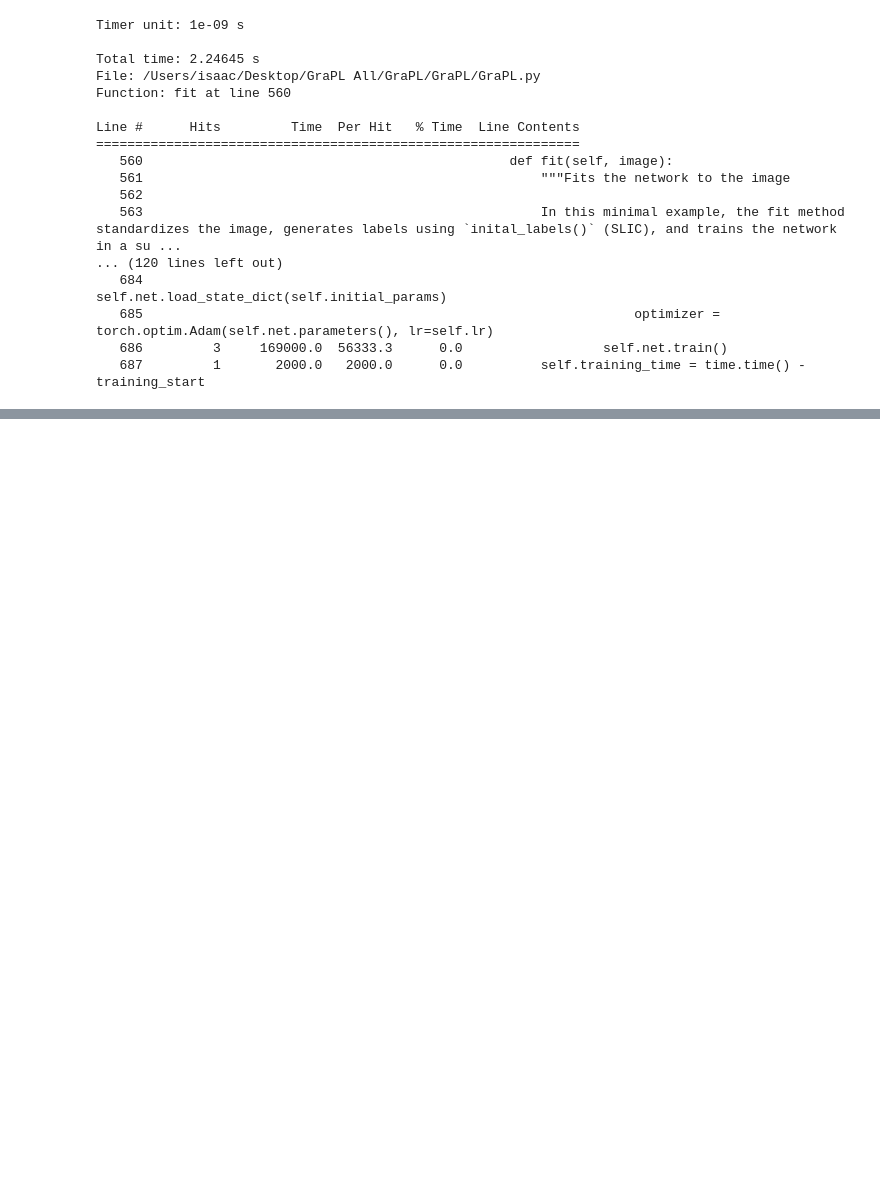
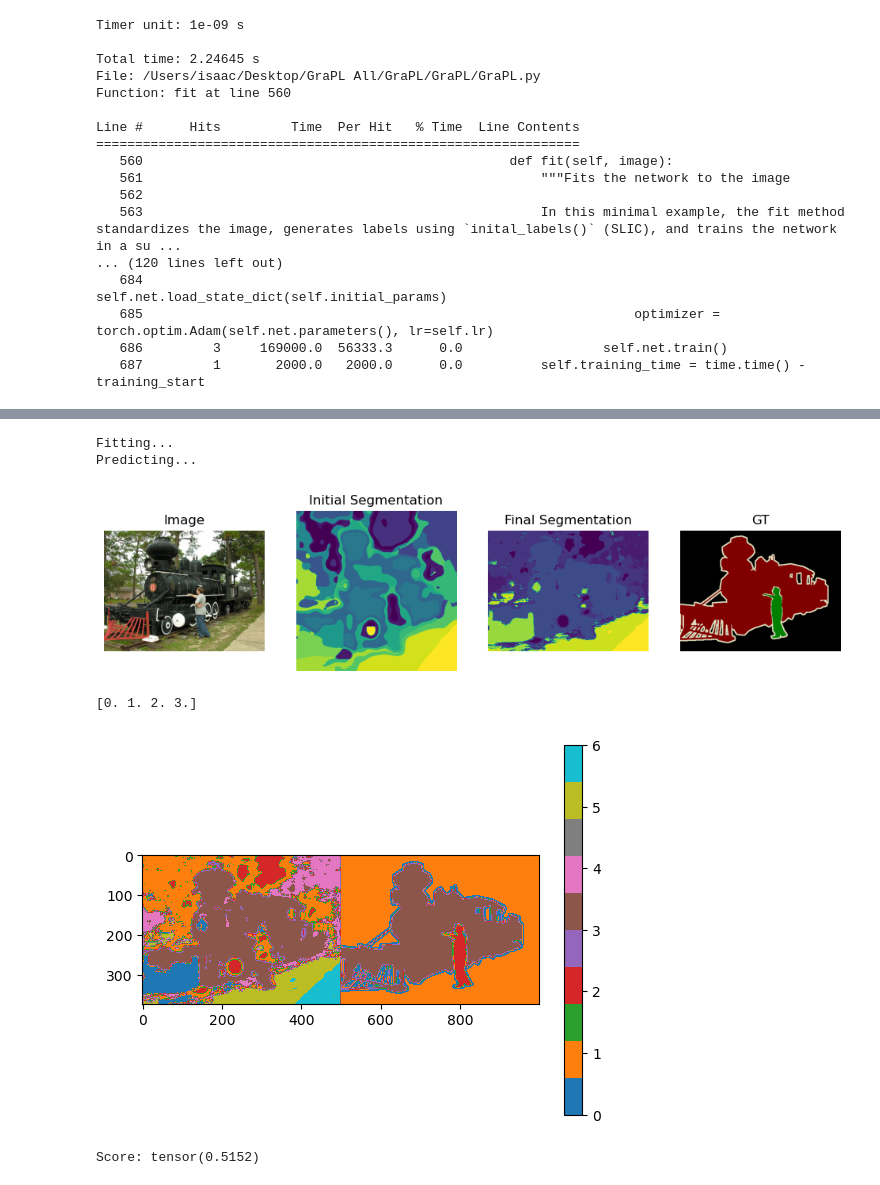
Before and after one commit to isaacwasserman/GraPL, a Jupyter notebook: GraPL_testbench.ipynb, the cells around one changed output, grey strips where cells are left out. Cells and saved outputs as stored; diff of their text form; code cells hidden in the pictures; blank space fills up the shorter version.

Commit message:
working with pascal

```diff
--- a/GraPL_testbench.ipynb
+++ b/GraPL_testbench.ipynb
@@ -133,0 +119,77 @@ print((9 - 1) // 2)
+# %%
+with open("datasets/PascalVOC2012/VOC2012/ImageSets/Segmentation/val.txt", "r") as f:
+    val_image_ids = f.read().split("\n")
+# %%
+id = val_image_ids[81]
+segmentation_mode = "SegmentationObject"
+image = plt.imread(f"datasets/PascalVOC2012/VOC2012/JPEGImages/{id}.jpg")
+gt = plt.imread(f"datasets/PascalVOC2012/VOC2012/{segmentation_mode}/{id}.png")
+
+params = {
+    'iterations': 4,
+    'k': 14,
+    'd': 32,
+    'lambda_': 64,
+    'subset_size': 0.5,
+    'max_epochs': 40,
+    'min_epochs': 12,
+    'n_filters': 32,
+    'bottleneck_dim': 8,
+    'compactness': 0.1,
+    'sigma': 10,
+    'seed': 0,
+    'use_continuity_loss': True,
+    'continuity_range': 1,
+    'continuity_p': 1,
+    'continuity_weight': 2,
+    'use_min_loss': True,
+    'use_coords': False,
+    'use_embeddings': False,
+    'use_color_distance_weights': True,
+    'initialization_method': 'slic',
+    'use_fully_connected': True,
+    'use_collapse_penalty': False,
+    'use_cold_start': False,
+    'num_layers': 3,
+    'use_graph_cut': True
+}
+
+segmentor = GraPL_Segmentor(**params)
+
+print("Fitting...")
+segmentor.fit(image)
+
+print("Predicting...")
+seg = segmentor.predict()
+
+torch.cuda.empty_cache()
+
+def evaluate_voc_segmentation(seg, id, segmentation_mode):
+    gt = plt.imread(f"datasets/PascalVOC2012/VOC2012/{segmentation_mode}/{id}.png")
+    # Reformat ground truth
+    colors = np.unique(gt.reshape(-1, gt.shape[2]), axis=0)
+    ignore_mask = np.isclose(gt, [0.8784314, 0.8784314, 0.7529412, 1.       ], atol=0.01).all(axis=2)
+    background_mask = np.isclose(gt, [0, 0, 0, 1], atol=0.01).all(axis=2)
+    object_colors = colors[~np.isclose(colors, [0, 0, 0, 1], atol=0.01).all(axis=1)]
+    object_colors = object_colors[~np.isclose(object_colors, [0.8784314, 0.8784314, 0.7529412, 1], atol=0.01).all(axis=1)]
+    integer_gt = np.zeros_like(gt[:, :, 0])
+    integer_gt[ignore_mask] = 0
+    integer_gt[background_mask] = 1
+    for i in range(len(object_colors)):
+        mask_index = i + 2
+        integer_gt[np.isclose(gt, object_colors[i], atol=0.01).all(axis=2)] = mask_index
+    print(np.unique(integer_gt))
+    miou = jaccard(seg, integer_gt, resize=True, match_segments=True, ignore_indices=[0])
+    return miou
+
+side_by_side([image, segmentor.initial_segmentation, seg, gt], titles=["Image", "Initial Segmentation", "Final Segmentation", "GT"])
+
+miou = evaluate_voc_segmentation(seg, id, segmentation_mode)
+print("Score:", miou)
+# %% [output]
+Fitting...
+Predicting...
+[figure, added]
+[0. 1. 2. 3.]
+[figure, added]
+Score: tensor(0.5152)
```
Also changed, not shown: parts of 3 cells of this notebook, 7 other files.
